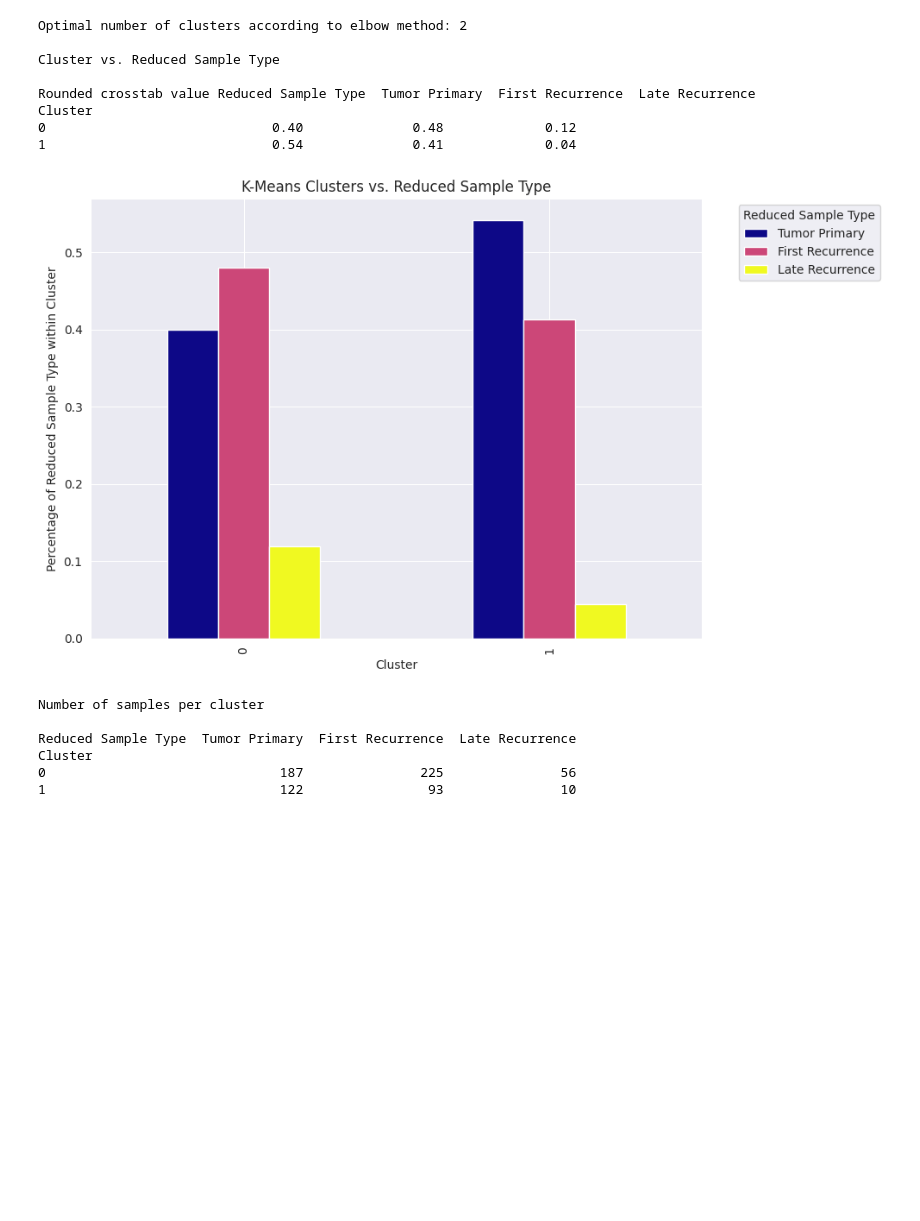
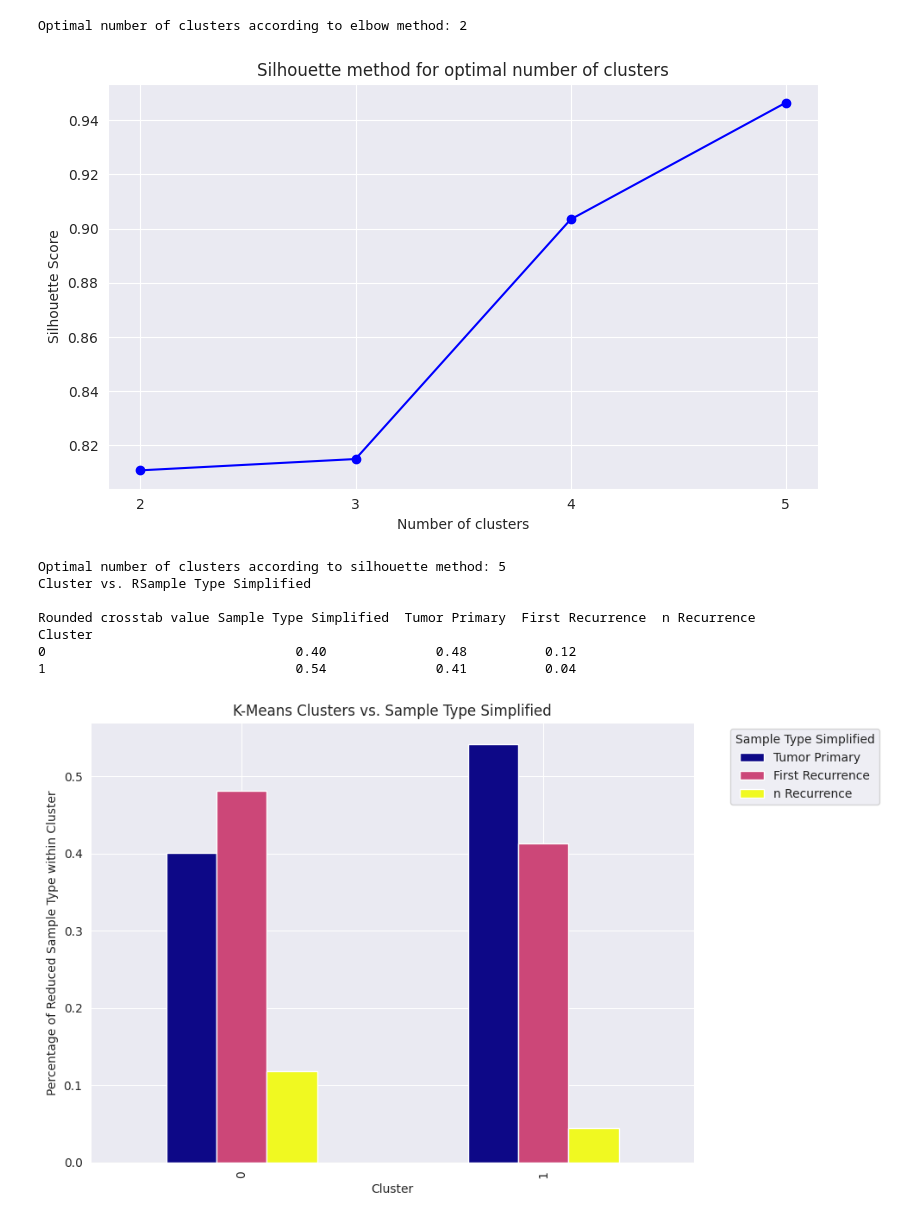
Before and after one commit to c2904/Cancer-Classification-with-XAI-Vis, a Jupyter notebook: data.ipynb, the cells around one changed output. Cells and saved outputs as stored; diff of their text form; code cells hidden in the pictures; blank space fills up the shorter version.

Commit message:
Decision Tree; Silhouette Method for K-Means

```diff
--- a/data.ipynb
+++ b/data.ipynb
@@ -269,4 +332,6 @@ First Recurrence       0.00      0.00      0.00        60
 # %%
+from sklearn.metrics import silhouette_score
+
 #------Elbow method to find optimal number of clusters----#
 sse = [] #ssum of sqaured errors
 K = range(1, 6)
@@ -290,6 +355,30 @@ plt.show()
 knee = KneeLocator(K, sse, curve='convex', direction='decreasing')
 print(f"Optimal number of clusters according to elbow method: {knee.knee}\n")
 
+#------Silhouette method to evaluate cluster quality----#
+
+silhouette_scores = []
+K_sil = range(2, 6)
+
+for k in K_sil:
+    kmeans = KMeans(n_clusters=k, random_state=42)
+    labels = kmeans.fit_predict(X)
+    score = silhouette_score(X, labels)
+    silhouette_scores.append(score)
+
+plt.figure(figsize=(8, 5))
+plt.plot(K_sil, silhouette_scores, 'bo-')
+plt.xlabel('Number of clusters')
+plt.ylabel('Silhouette Score')
+plt.title('Silhouette method for optimal number of clusters')
+plt.xticks(K_sil)
+plt.grid(True)
+plt.tight_layout()
+plt.show()
+
+best_k = K_sil[np.argmax(silhouette_scores)]
+print(f"Optimal number of clusters according to silhouette method: {best_k}")
+
 #---------K-Means---------#
 kmeans = KMeans(n_clusters=2, random_state=42)
 clusters = kmeans.fit_predict(X)
@@ -299,24 +388,24 @@ X["Cluster"] = clusters
 # labels nicht encoded
 df_analysis = df_encoded.copy()
 df_analysis["Cluster"] = clusters
-df_analysis["Sample Type"] = df["Reduced Sample Type"].values
+df_analysis["Sample Type"] = df["Sample Type Simplified"].values
 
 #-----comparison Cluster vs. Sample Type------#
 #crosstab computes a simple cross tabulation of two (or more) factors
-column_order = ["Tumor Primary", "First Recurrence", "Late Recurrence"]
-crosstab = pd.crosstab(df_analysis["Cluster"], df_analysis["Reduced Sample Type"], normalize='index')[column_order]
-print("Cluster vs. Reduced Sample Type\n")
+column_order = ["Tumor Primary", "First Recurrence", "n Recurrence"]
+crosstab = pd.crosstab(df_analysis["Cluster"], df_analysis["Sample Type Simplified"], normalize='index')[column_order]
+print("Cluster vs. RSample Type Simplified\n")
 print("Rounded crosstab value", crosstab.round(2))
 crosstab.plot(kind='bar', stacked=False, colormap='plasma', figsize=(10,6))
-plt.title("K-Means Clusters vs. Reduced Sample Type")
+plt.title("K-Means Clusters vs. Sample Type Simplified")
 plt.ylabel("Percentage of Reduced Sample Type within Cluster")
 plt.xlabel("Cluster")
-plt.legend(title="Reduced Sample Type", bbox_to_anchor=(1.05, 1), loc='upper left')
+plt.legend(title="Sample Type Simplified", bbox_to_anchor=(1.05, 1), loc='upper left')
 plt.tight_layout()
 plt.show()
 
 #number of each Sample Types per cluster
-raw_crosstab = pd.crosstab(df_analysis["Cluster"], df_analysis["Reduced Sample Type"])[column_order]
+raw_crosstab = pd.crosstab(df_analysis["Cluster"], df_analysis["Sample Type Simplified"])[column_order]
 print("Number of samples per cluster\n")
 print(raw_crosstab)
 # %% [output]
@@ -324,15 +413,10 @@ print(raw_crosstab)
 Optimal number of clusters according to elbow method: 2
-
-Cluster vs. Reduced Sample Type
-
-Rounded crosstab value Reduced Sample Type  Tumor Primary  First Recurrence  Late Recurrence
-Cluster
-0                             0.40              0.48             0.12
-1                             0.54              0.41             0.04
-[figure, old version]
+[figure, new version]
-Number of samples per cluster
+Optimal number of clusters according to silhouette method: 5
+Cluster vs. RSample Type Simplified
 
-Reduced Sample Type  Tumor Primary  First Recurrence  Late Recurrence
+Rounded crosstab value Sample Type Simplified  Tumor Primary  First Recurrence  n Recurrence
 Cluster
-0                              187               225               56
-1                              122                93               10
+0                                0.40              0.48          0.12
+1                                0.54              0.41          0.04
+[figure, added]
```
Also changed, not shown: parts of 3 cells of this notebook.
